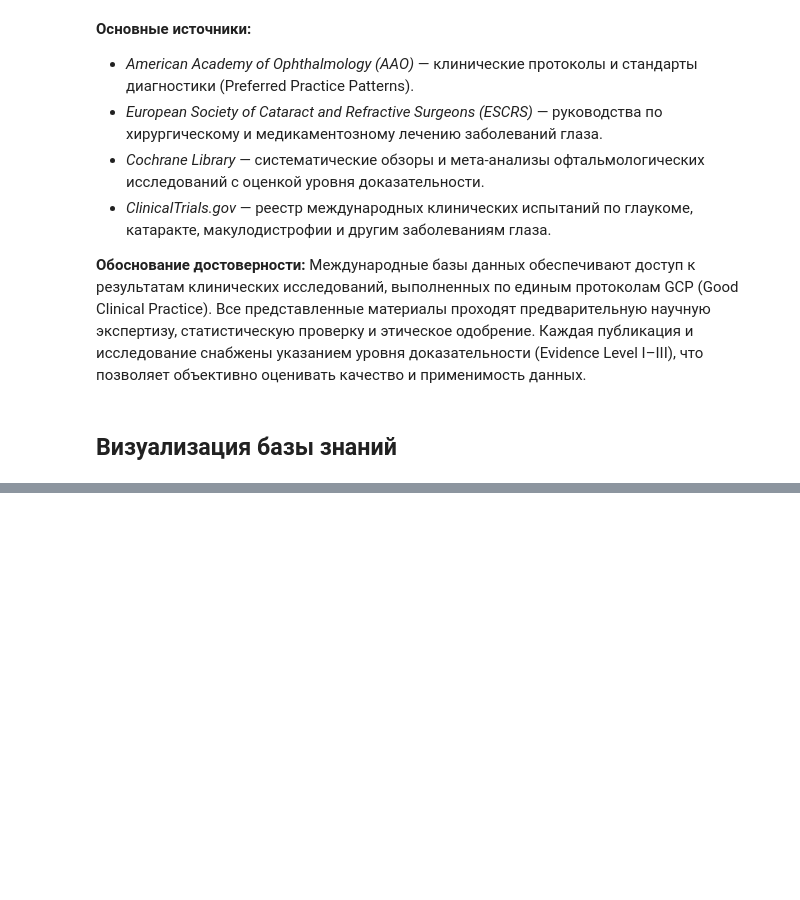
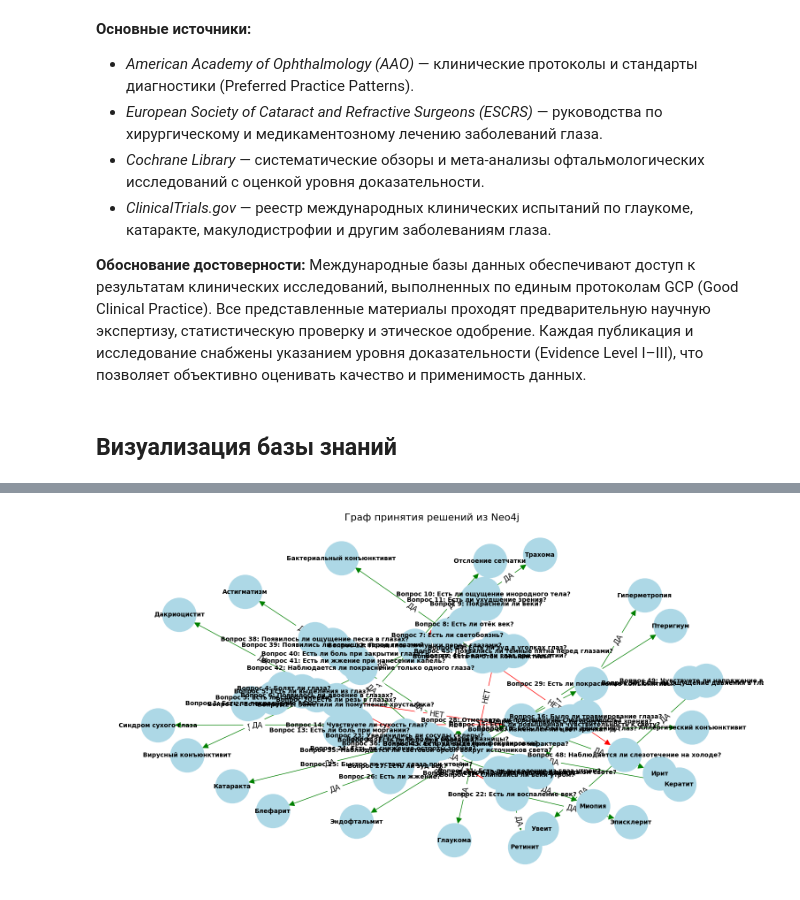
Before and after one commit to 517ANT39/expert-system-for-diagnosing-ophthalmological-diseases, a Jupyter notebook: solution/statistics/data_analysis.ipynb, the cells around one changed output, grey strips where cells are left out. Drawn from its saved outputs; the diff is of its cells as text; code cells hidden in the pictures; blank space fills up the shorter version.

Commit message:
feat: change visualization data_analysis

```diff
--- a/solution/statistics/data_analysis.ipynb
+++ b/solution/statistics/data_analysis.ipynb
@@ -126,2 +135,28 @@ NEO4J_PASSWORD = os.environ.get("NEO4J_PASSWORD", "neo4j")
 # %%
 driver = GraphDatabase.driver(NEO4J_URI, auth=(NEO4J_USER, NEO4J_PASSWORD))
+query = "MATCH (a)-[r]->(b) RETURN a, b, r"
+with driver.session() as session:
+    records = session.execute_read(lambda tx: list(tx.run(query)))
+driver.close()
+data = []
+for rec in records:
+    a = rec["a"]
+    b = rec["b"]
+    r = rec["r"]
+    data.append({
+        "a": {
+            "identity": a.element_id,
+            "labels": list(a.labels),
+            "properties": dict(a)
+        },
+        "b": {
+            "identity": b.element_id,
+            "labels": list(b.labels),
+            "properties": dict(b)
+        },
+        "r": {
+            "identity": r.element_id,
+            "type": r.type,
+            "properties": dict(r)
+        }
+    })
@@ -128,3 +165,6 @@ driver = GraphDatabase.driver(NEO4J_URI, auth=(NEO4J_USER, NEO4J_PASSWORD))
+# %%
+with open("data.json", "r", encoding="utf-8-sig") as f:
+    data = json.load(f)
 # %%
 G = nx.DiGraph()
 
@@ -179,0 +183,17 @@ plt.show()
+# %%
+edges = G.edges(data=True)
+edge_colors = [edge[2]['color'] for edge in edges]
+edge_labels = {(u, v): d['label'] for u, v, d in edges}
+pos = nx.nx_agraph.graphviz_layout(G, prog='dot')
+# %%
+plt.figure(figsize=(15, 8))
+nx.draw(G, pos, with_labels=True, labels=nx.get_node_attributes(G, 'label'),
+        node_size=3000, node_color='lightblue', font_size=10, font_weight='bold',
+        edge_color=edge_colors, arrows=True, arrowsize=20)
+
+nx.draw_networkx_edge_labels(G, pos, edge_labels=edge_labels, font_color='black', font_size=12)
+plt.title("Граф принятия решений из Neo4j", fontsize=16)
+plt.axis('off')
+plt.show()
+# %% [output]
+[figure, added]
```
Also changed, not shown: parts of 15 cells of this notebook.
